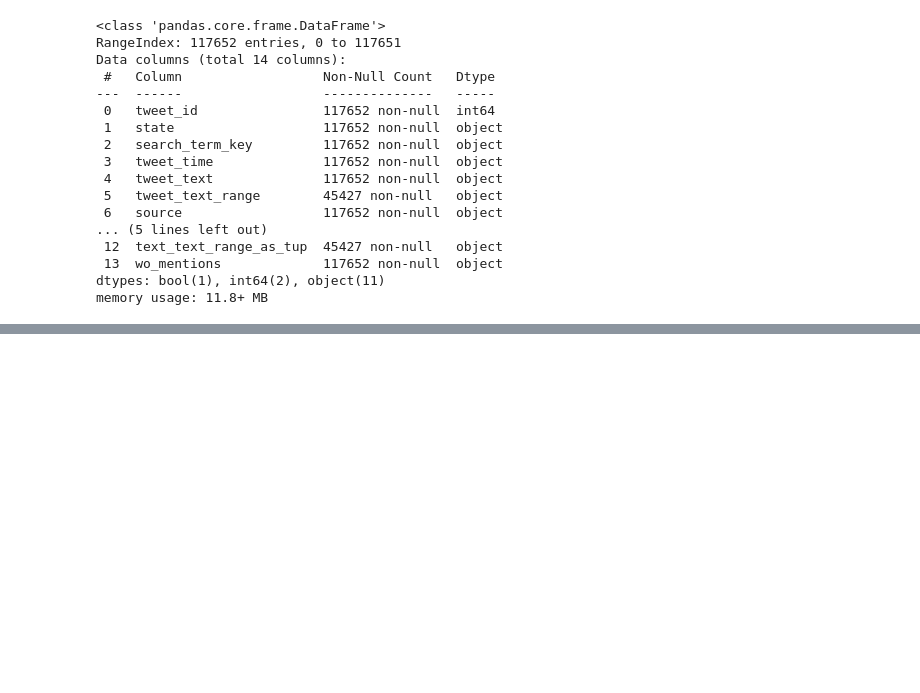
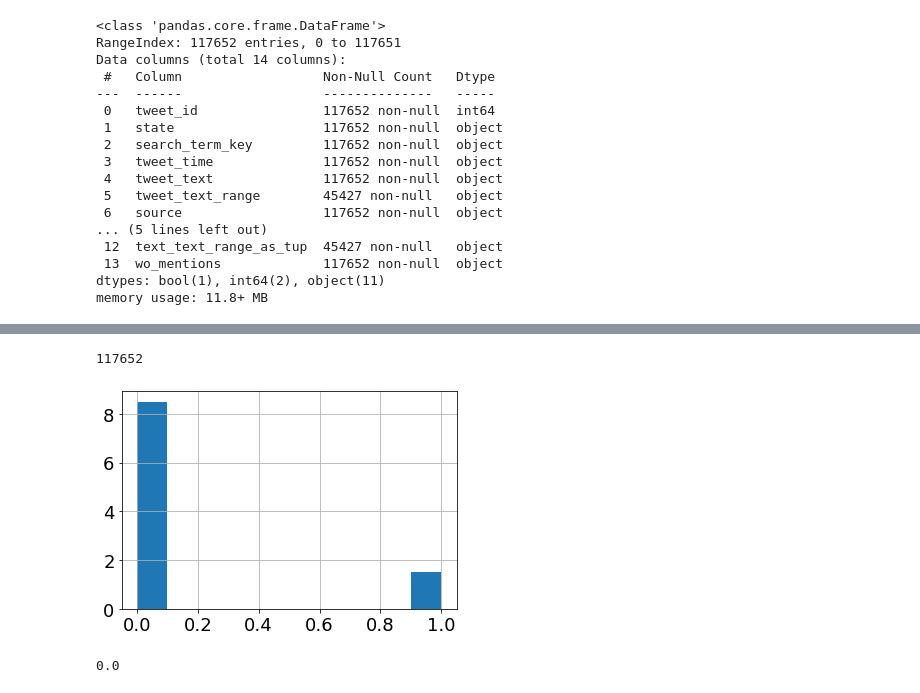
Before and after one commit to connorslagle/micro-blog-demo-targeting, a Jupyter notebook: notebooks/EDA_revisited.ipynb, the cells around one changed output, grey strips where cells are left out. Cells and saved outputs as stored; diff of their text form; code cells hidden in the pictures; blank space fills up the shorter version.

```diff
--- a/notebooks/EDA_revisited.ipynb
+++ b/notebooks/EDA_revisited.ipynb
@@ -216,0 +255,7 @@ memory usage: 11.8+ MB
+# %%
+# iPhone, Android, Web App, iPad and Other
+
+source_class_dict = {'Twitter for iPhone': 'iPhone', 'Twitter for Android': 'Android',
+                     'Twitter Web App': 'Web', 'Twitter for iPad': 'iPad'}
+df_clean['source_text'] = df_clean['source_text'].replace(source_class_dict)
+df_clean['source_text'].unique()
@@ -216,0 +280,2 @@ memory usage: 11.8+ MB
+# %%
+df_clean['source_text'].where(df_clean['source_text'].apply(lambda x: x in source_class_dict.values()),'Other', inplace=True)
@@ -216,0 +310,12 @@ memory usage: 11.8+ MB
+# %%
+df_clean['description'].isnull().count()
+# %% [output]
+117652
+# %%
+nans = df_clean['description'].apply(lambda x: type(x) == float).astype(int).hist(density=True)
+# %% [output]
+[figure, added]
+# %%
+nans/df_clean.shape[0]
+# %% [output]
+0.0
```
Also changed, not shown: parts of 8 cells of this notebook, 1 other file.
